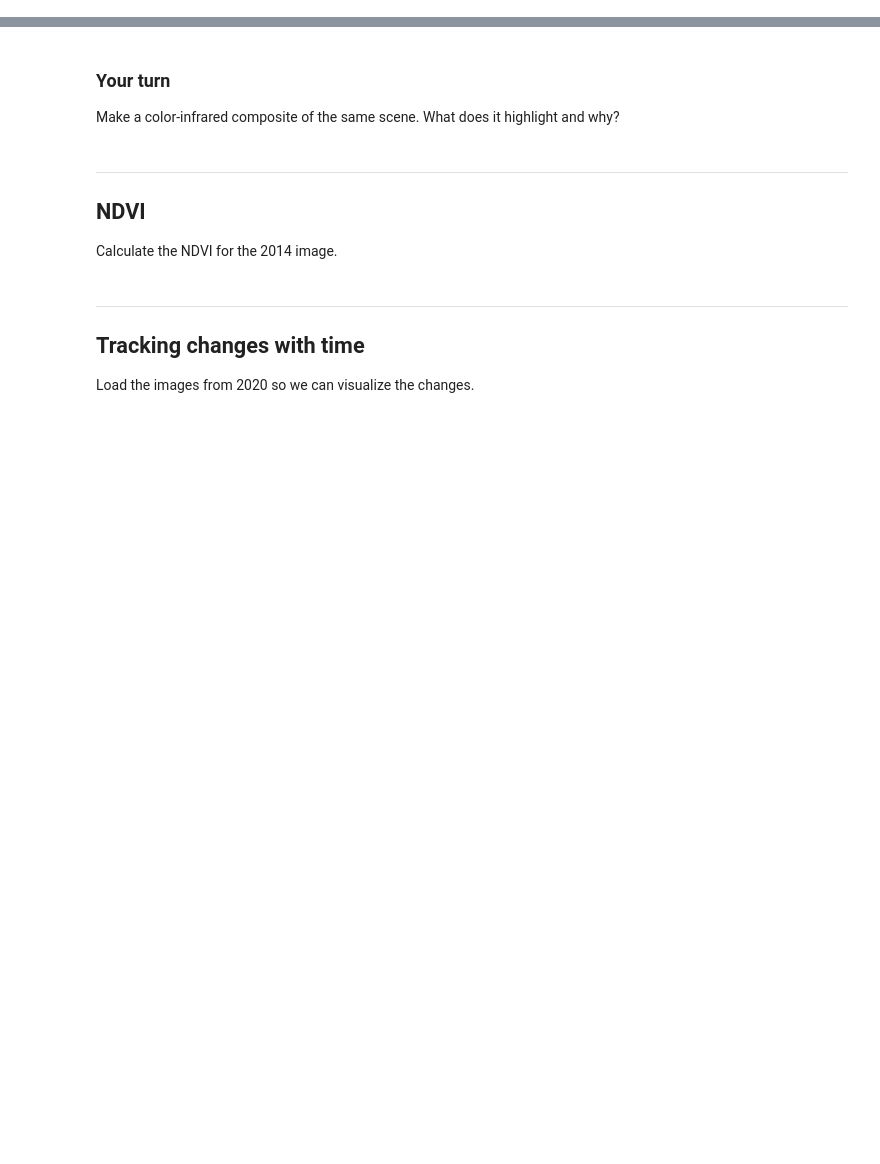
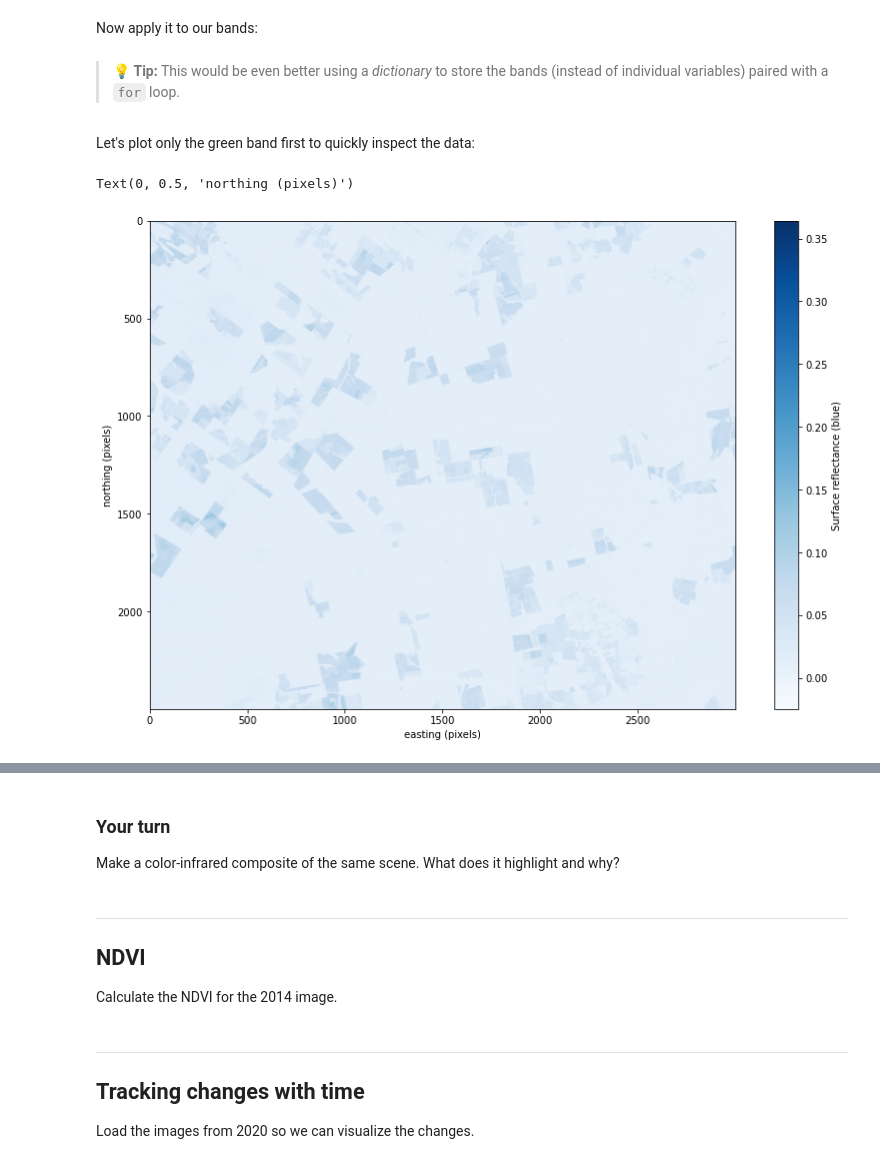
Before and after one commit to leouieda/remote-sensing, a Jupyter notebook: practicals/practical2.ipynb, the cells around one changed output, grey strips where cells are left out. Drawn from its saved outputs; the diff is of its cells as text; code cells hidden in the pictures; blank space fills up the shorter version.

Commit message:
Add a symlink to the data folder + start filling out practical 2

```diff
--- a/practicals/practical2.ipynb
+++ b/practicals/practical2.ipynb
@@ -39,0 +67,4 @@ We want to make an RGB composite. Which bands do we need?
+# %%
+brazil_2014_blue = skimage.io.imread("mato_grosso/LC08_L2SP_226068_20140804_20200911_02_T1_cropped/LC08_L2SP_226068_20140804_20200911_02_T1_B2.TIF")
+brazil_2014_green = skimage.io.imread("mato_grosso/LC08_L2SP_226068_20140804_20200911_02_T1_cropped/LC08_L2SP_226068_20140804_20200911_02_T1_B3.TIF")
+brazil_2014_red = skimage.io.imread("mato_grosso/LC08_L2SP_226068_20140804_20200911_02_T1_cropped/LC08_L2SP_226068_20140804_20200911_02_T1_B4.TIF")
@@ -39,0 +87,28 @@ We want to make an RGB composite. Which bands do we need?
+# %%
+def convert_to_reflectance(band):
+    """
+    Convert a band from digitized to reflectance.
+    Works for bands 1-7 only.
+    """
+    mult_parameter = 2.75e-05
+    add_parameter = -0.2
+    return band * mult_parameter + add_parameter
+# %% [markdown]
+Now apply it to our bands:
+# %%
+brazil_2014_blue_reflect = convert_to_reflectance(brazil_2014_blue)
+brazil_2014_green_reflect = convert_to_reflectance(brazil_2014_green)
+brazil_2014_red_reflect = convert_to_reflectance(brazil_2014_red)
+# %% [markdown]
+> 💡 **Tip:** This would be even better using a *dictionary* to store the bands (instead of individual variables) paired with a `for` loop.
+# %% [markdown]
+Let's plot only the green band first to quickly inspect the data:
+# %%
+plt.figure(figsize=(14, 9))
+plt.imshow(brazil_2014_blue_reflect, cmap="Blues")
+plt.colorbar(label="Surface reflectance (blue)")
+plt.xlabel("easting (pixels)")
+plt.ylabel("northing (pixels)")
+# %% [output]
+Text(0, 0.5, 'northing (pixels)')
+[figure, added]
```
Also changed, not shown: parts of 12 cells of this notebook, 1 other file.
